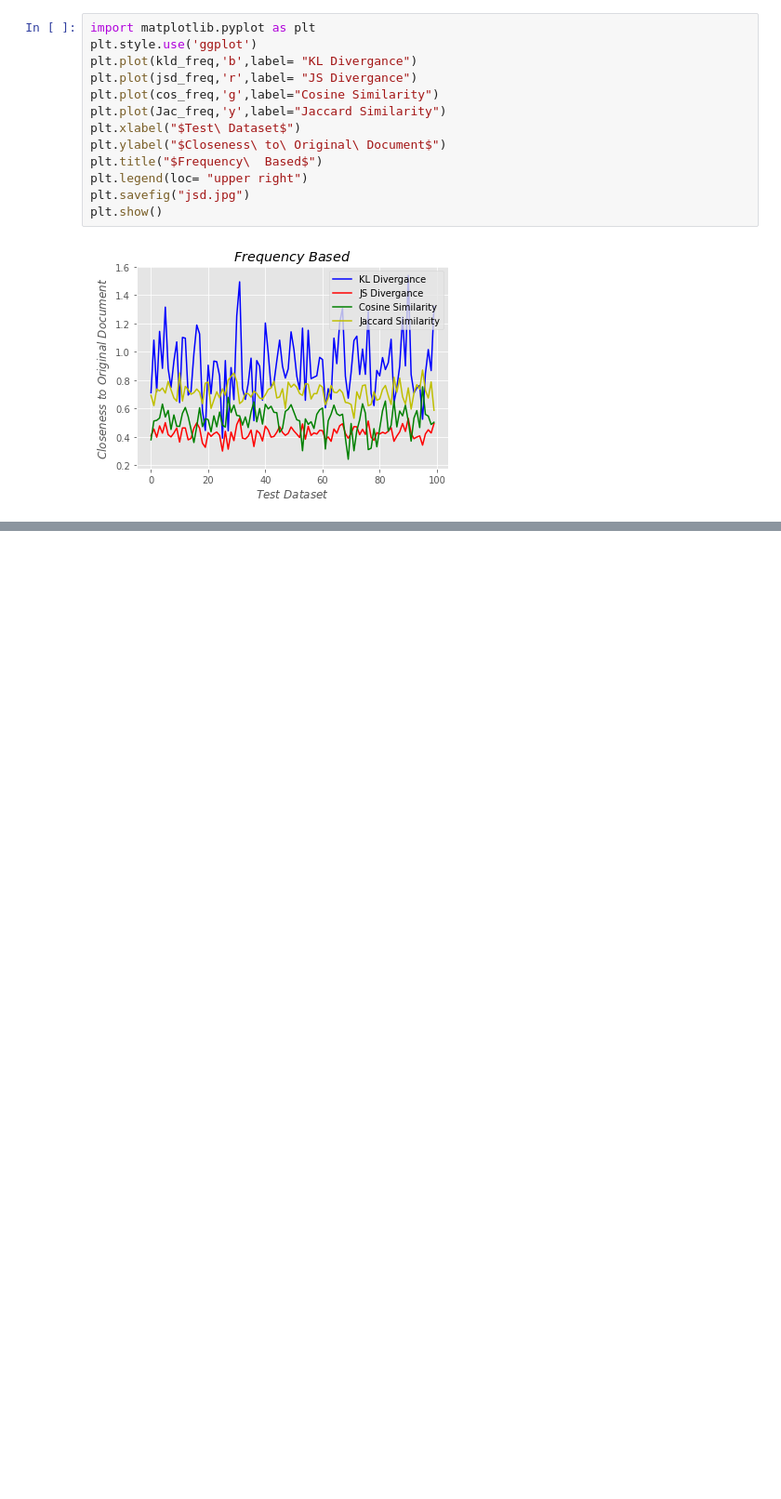
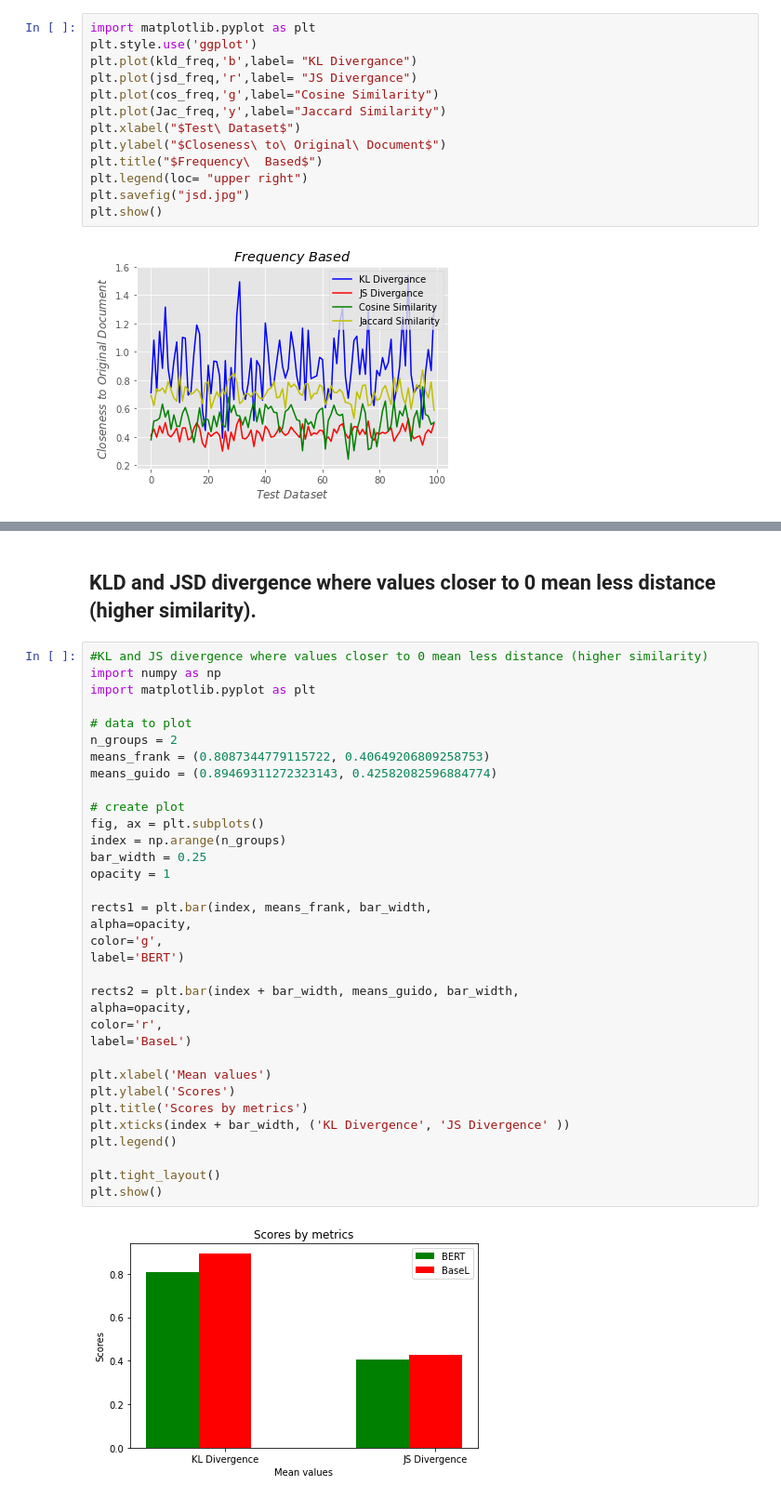
Before and after one commit to D2KLab/sumly, a Jupyter notebook: Notebooks/CosineSim.ipynb, the cells around one changed output, grey strips where cells are left out. Shown at 93% size. Cells and saved outputs as stored; diff of their text form; blank space fills up the shorter version.

```diff
--- a/Notebooks/CosineSim.ipynb
+++ b/Notebooks/CosineSim.ipynb
@@ -650,0 +675,38 @@ plt.show()
+# %% [markdown]
+## KLD and JSD divergence where values closer to 0 mean less distance (higher similarity).
+# %%
+#KL and JS divergence where values closer to 0 mean less distance (higher similarity)
+import numpy as np
+import matplotlib.pyplot as plt
+
+# data to plot
+n_groups = 2
+means_frank = (0.8087344779115722, 0.40649206809258753)
+means_guido = (0.89469311272323143, 0.42582082596884774)
+
+# create plot
+fig, ax = plt.subplots()
+index = np.arange(n_groups)
+bar_width = 0.25
+opacity = 1
+
+rects1 = plt.bar(index, means_frank, bar_width,
+alpha=opacity,
+color='g',
+label='BERT')
+
+rects2 = plt.bar(index + bar_width, means_guido, bar_width,
+alpha=opacity,
+color='r',
+label='BaseL')
+
+plt.xlabel('Mean values')
+plt.ylabel('Scores')
+plt.title('Scores by metrics')
+plt.xticks(index + bar_width, ('KL Divergence', 'JS Divergence' ))
+plt.legend()
+
+plt.tight_layout()
+plt.show()
+# %% [output]
+[figure, added]
```
Also changed, not shown: parts of 7 cells of this notebook.
